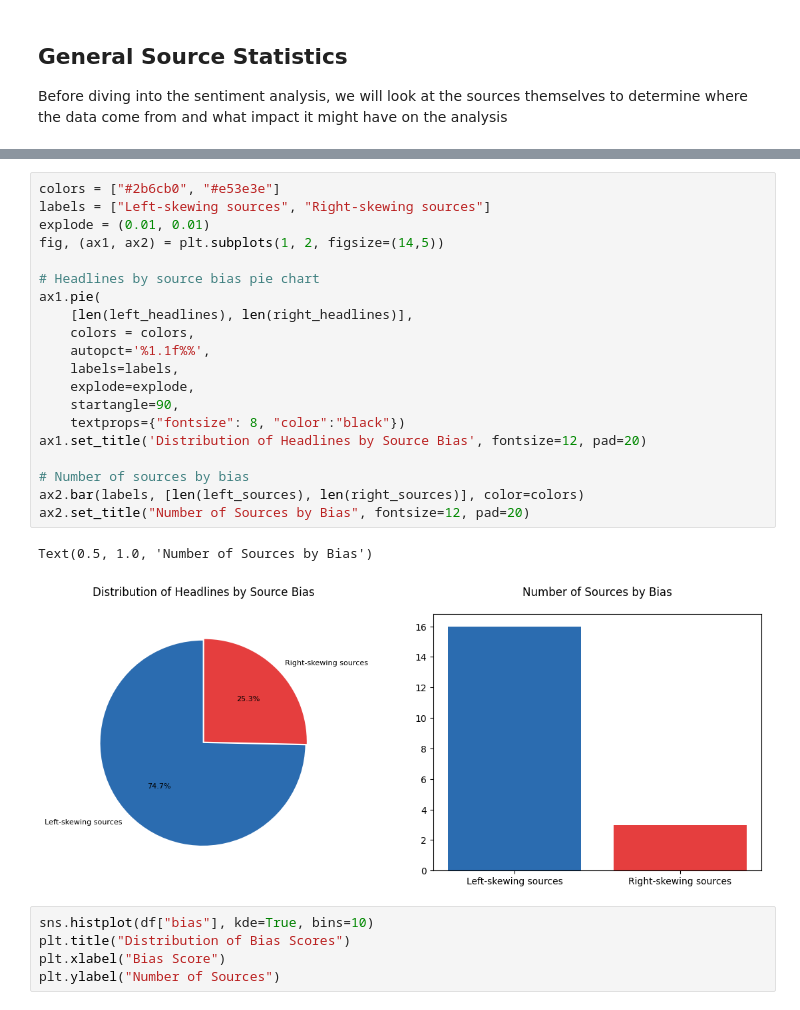
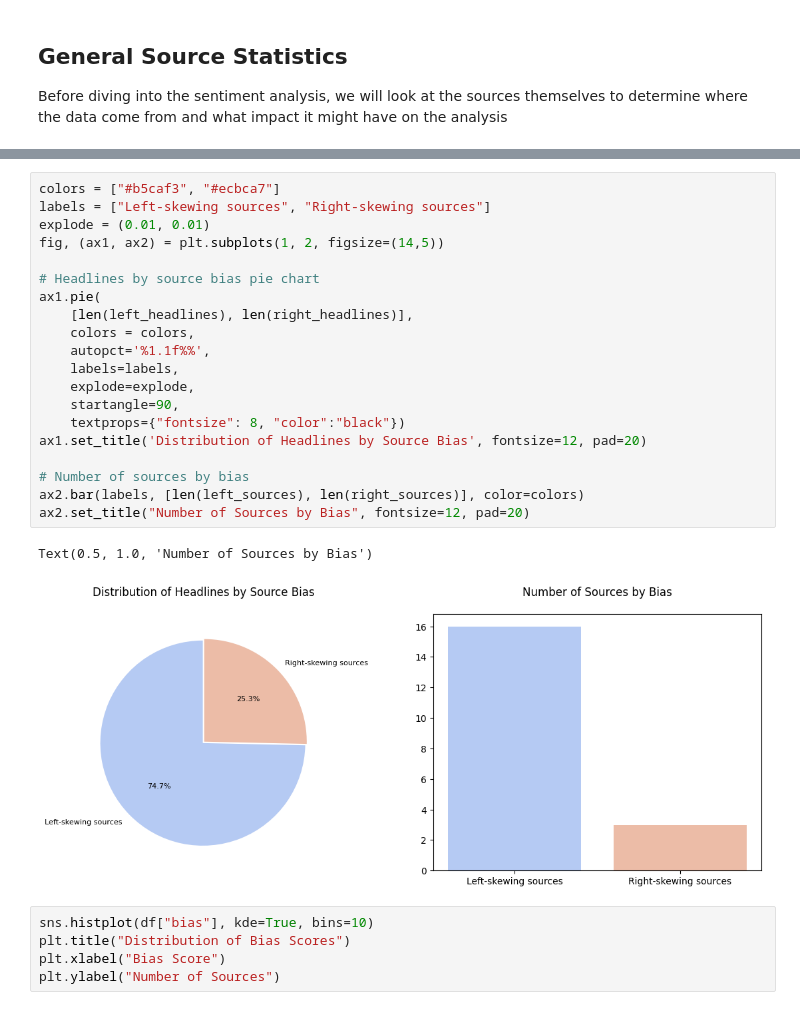
Before and after one commit to Joshua-Byrd/HeadlineAnalysis, a Jupyter notebook: notebooks/headline_analysis.ipynb, the cells around one changed output, grey strips where cells are left out. Saved outputs shown, nothing was run; the diff lists cells and outputs as text.

```diff
--- a/notebooks/headline_analysis.ipynb
+++ b/notebooks/headline_analysis.ipynb
@@ -131,28 +149,28 @@ Number of headlines from right-skewing sources: 598
 
 Total number of headlines: 2359
 # %%
-colors = ["#2b6cb0", "#e53e3e"]
+colors = ["#b5caf3", "#ecbca7"]
 labels = ["Left-skewing sources", "Right-skewing sources"]
 explode = (0.01, 0.01)
 fig, (ax1, ax2) = plt.subplots(1, 2, figsize=(14,5))
 
 # Headlines by source bias pie chart
 ax1.pie(
     [len(left_headlines), len(right_headlines)],
     colors = colors,
     autopct='%1.1f%%',
     labels=labels,
     explode=explode,
     startangle=90,
     textprops={"fontsize": 8, "color":"black"})
 ax1.set_title('Distribution of Headlines by Source Bias', fontsize=12, pad=20)
 
 # Number of sources by bias
 ax2.bar(labels, [len(left_sources), len(right_sources)], color=colors)
 ax2.set_title("Number of Sources by Bias", fontsize=12, pad=20)
 # %% [output]
 Text(0.5, 1.0, 'Number of Sources by Bias')
-[figure, old version]
+[figure, new version]
 # %%
 sns.histplot(df["bias"], kde=True, bins=10)
 plt.title("Distribution of Bias Scores")
```
Also changed, not shown: parts of 2 cells of this notebook.
